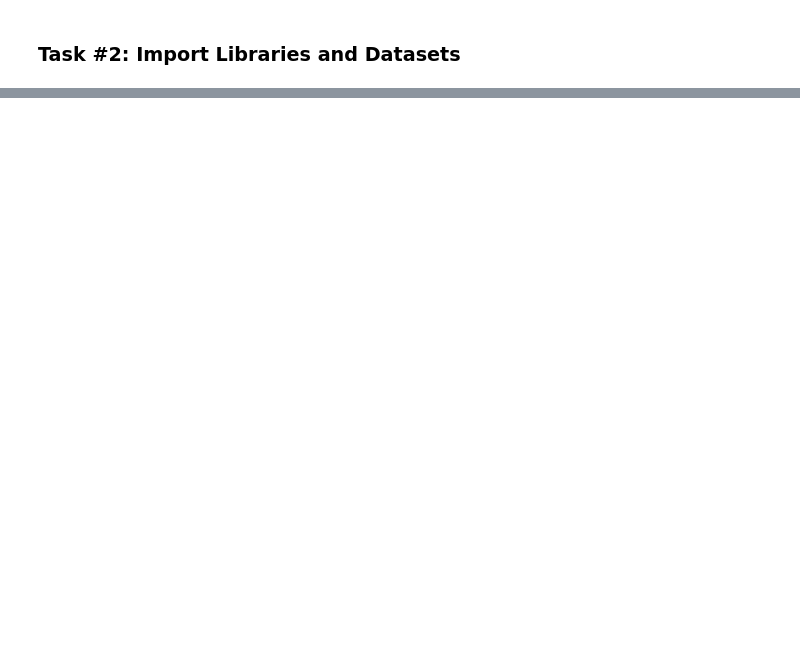
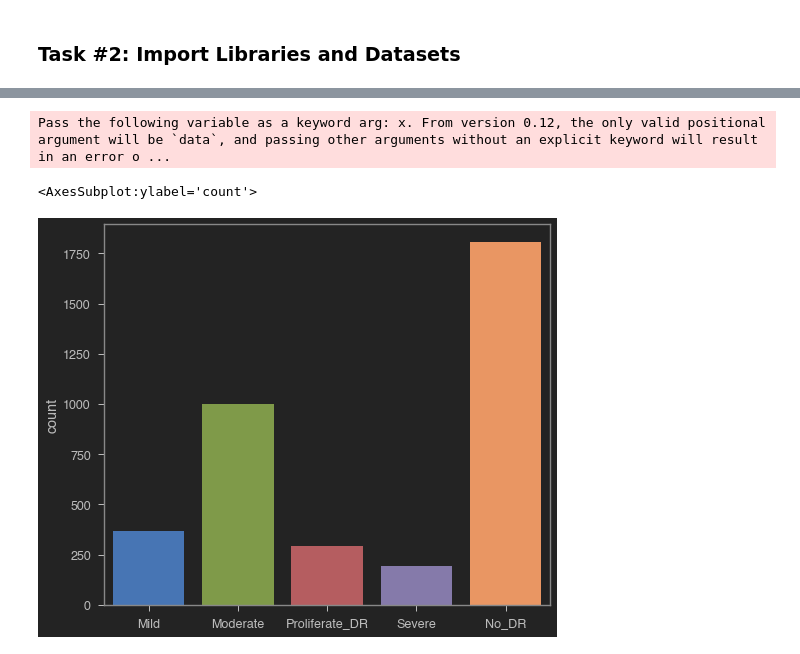
Before and after one commit to zacharyvunguyen/Diabetic_Retinopathy_Detection_Using_Artificial_Intelligence, a Jupyter notebook: Diabetic Retinopathy Detection Solution.ipynb, the cells around one changed output, grey strips where cells are left out. Saved outputs shown, nothing was run; the diff lists cells and outputs as text; code cells hidden in the pictures; blank space fills up the shorter version.

Commit message:
Finished Task #2: Import Libraries and Datasets

```diff
--- a/Diabetic Retinopathy Detection Solution.ipynb
+++ b/Diabetic Retinopathy Detection Solution.ipynb
@@ -34,0 +82,14 @@
+# %%
+#check the number of images in the dataset
+train = []
+label = []
+
+# os.listdir returns the list of files in the folder, in this case class name
+for i in os.listdir('./train'):
+    train_class = os.listdir(os.path.join('train',i))
+    for j in train_class:
+        img = os.path.join('train',i,j)
+        train.append(img)
+        label.append(i)
+
+print ('Number of train images = {}'.format(len(train)))
@@ -34,0 +141,7 @@
+# %%
+#Count plot for all classes
+sns.countplot(label)
+# %% [output]
+Pass the following variable as a keyword arg: x. From version 0.12, the only valid positional argument will be `data`, and passing other arguments without an explicit keyword will result in an error o ...
+<AxesSubplot:ylabel='count'>
+[figure, added]
```
Also changed, not shown: parts of 10 cells of this notebook, 2 other files.
